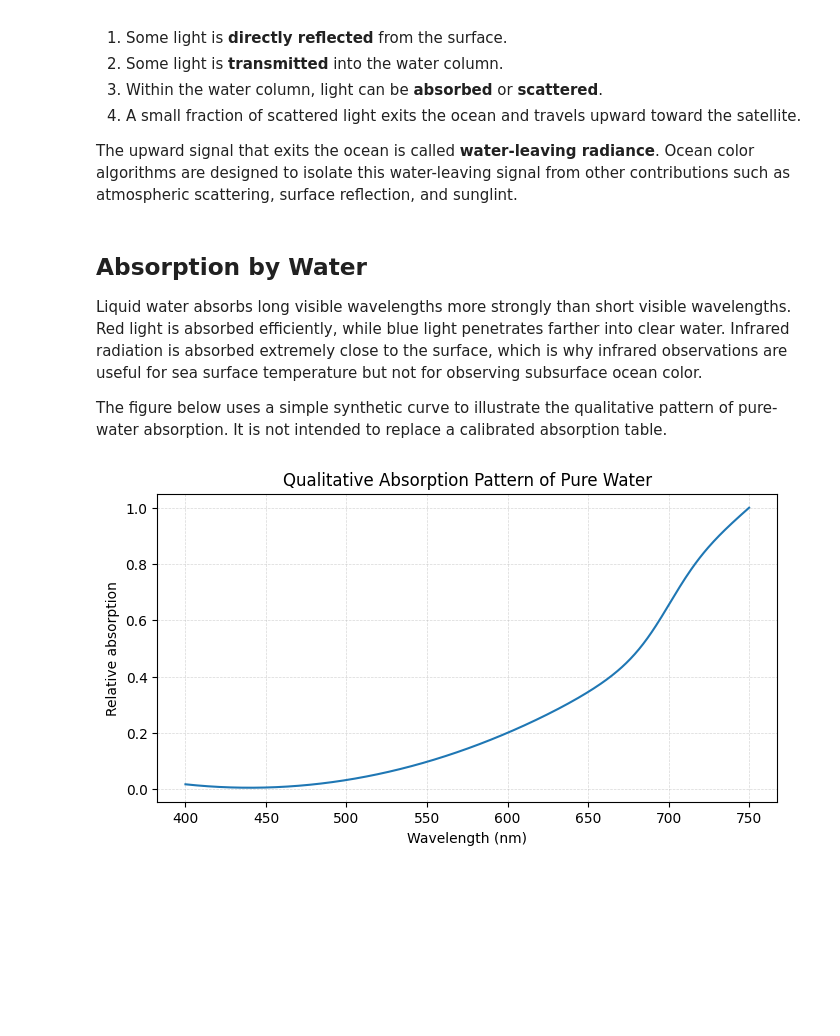
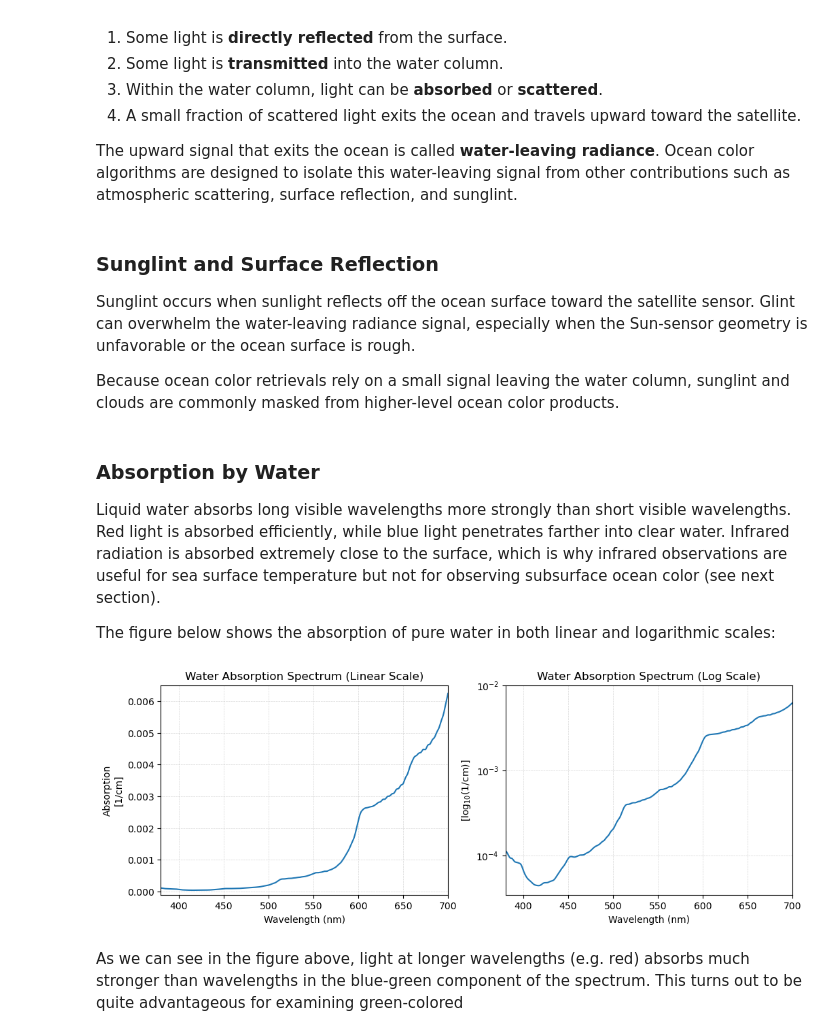
Before and after one commit to ProfMikeWood/ocean_remote_sensing_book, a Jupyter notebook: ocean_color/ocean_color_physical_basis.ipynb, the cells around one changed output. Cells and saved outputs as stored; diff of their text form; code cells hidden in the pictures; blank space fills up the shorter version.

Commit message:
pushing some ocean color changes

```diff
--- a/ocean_color/ocean_color_physical_basis.ipynb
+++ b/ocean_color/ocean_color_physical_basis.ipynb
@@ -20,3 +26,12 @@ import matplotlib.pyplot as plt
+# %%
+water_color = "#1f77b4"
+chla_color = "#2ca02c"
+
+blue_green_cmap = LinearSegmentedColormap.from_list(
+    "blue_green",
+    [water_color, chla_color]
+)
+norm = LogNorm(vmin=0.001, vmax=100)
 # %% [markdown]
 ## Electromagnetic Radiation at the Ocean Surface
 
@@ -28,27 +43,48 @@ Visible light can penetrate the ocean surface. Once it reaches the ocean, severa
 4. A small fraction of scattered light exits the ocean and travels upward toward the satellite.
 
 The upward signal that exits the ocean is called **water-leaving radiance**. Ocean color algorithms are designed to isolate this water-leaving signal from other contributions such as atmospheric scattering, surface reflection, and sunglint.
+# %% [markdown]
+### Sunglint and Surface Reflection
+
+Sunglint occurs when sunlight reflects off the ocean surface toward the satellite sensor. Glint can overwhelm the water-leaving radiance signal, especially when the Sun-sensor geometry is unfavorable or the ocean surface is rough.
+
+Because ocean color retrievals rely on a small signal leaving the water column, sunglint and clouds are commonly masked from higher-level ocean color products.
 # %% [markdown]
-## Absorption by Water
+### Absorption by Water
 
-Liquid water absorbs long visible wavelengths more strongly than short visible wavelengths. Red light is absorbed efficiently, while blue light penetrates farther into clear water. Infrared radiation is absorbed extremely close to the surface, which is why infrared observations are useful for sea surface temperature but not for observing subsurface ocean color.
+Liquid water absorbs long visible wavelengths more strongly than short visible wavelengths. Red light is absorbed efficiently, while blue light penetrates farther into clear water. Infrared radiation is absorbed extremely close to the surface, which is why infrared observations are useful for sea surface temperature but not for observing subsurface ocean color (see next section).
 
-The figure below uses a simple synthetic curve to illustrate the qualitative pattern of pure-water absorption. It is not intended to replace a calibrated absorption table.
+The figure below shows the absorption of pure water in both linear and logarithmic scales:
 # %%
-wavelength = np.linspace(400, 750, 400)  # nm
+# read in the spectrum
+water_spectrum = np.genfromtxt('../data/ocean_color/water_absorption_spectrum.csv',delimiter=',')
 
-# Synthetic pure water absorption curve: low in blue, increasing toward red/NIR
-water_absorption = 0.015 + 0.00002*(wavelength - 440)**2
-water_absorption += 0.7 / (1 + np.exp(-(wavelength - 700)/12))
-water_absorption = water_absorption / water_absorption.max()
+# make a plot
+fig = plt.figure(figsize=(12,4))
 
-plt.figure(figsize=(8,4))
-plt.plot(wavelength, water_absorption)
+# linear scale
+plt.subplot(1,2,1)
+plt.plot(water_spectrum[:,0], water_spectrum[:,1], color=water_color)
 plt.xlabel('Wavelength (nm)')
-plt.ylabel('Relative absorption')
-plt.title('Qualitative Absorption Pattern of Pure Water')
+plt.ylabel('Absorption\n[1/cm]')
 plt.grid(linestyle='--', linewidth=0.5, alpha=0.5)
+plt.title('Water Absorption Spectrum (Linear Scale)')
+plt.gca().set_xlim([380,700])
+plt.gca().set_ylim([-0.0001,0.0065])
+
+# log scale
+plt.subplot(1,2,2)
+plt.plot(water_spectrum[:,0], np.log10(water_spectrum[:,1]), color=water_color)
+plt.xlabel('Wavelength (nm)')
+plt.ylabel('[log$_{10}$(1/cm)]')
+plt.grid(linestyle='--', linewidth=0.5, alpha=0.5)
+plt.title('Water Absorption Spectrum (Log Scale)')
+plt.gca().set_xlim([380,700])
+plt.gca().set_yticks([-4, -3, -2], ['10$^{-4}$', '10$^{-3}$', '10$^{-2}$'])
+
 plt.show()
 # %% [output]
-[figure, old version]
+[figure, new version]
+# %% [markdown]
+As we can see in the figure above, light at longer wavelengths (e.g. red) absorbs much stronger than wavelengths in the blue-green component of the spectrum. This turns out to be quite advantageous for examining green-colored
 # %% [markdown]
```
Also changed, not shown: parts of 39 cells of this notebook, 17 other files.
